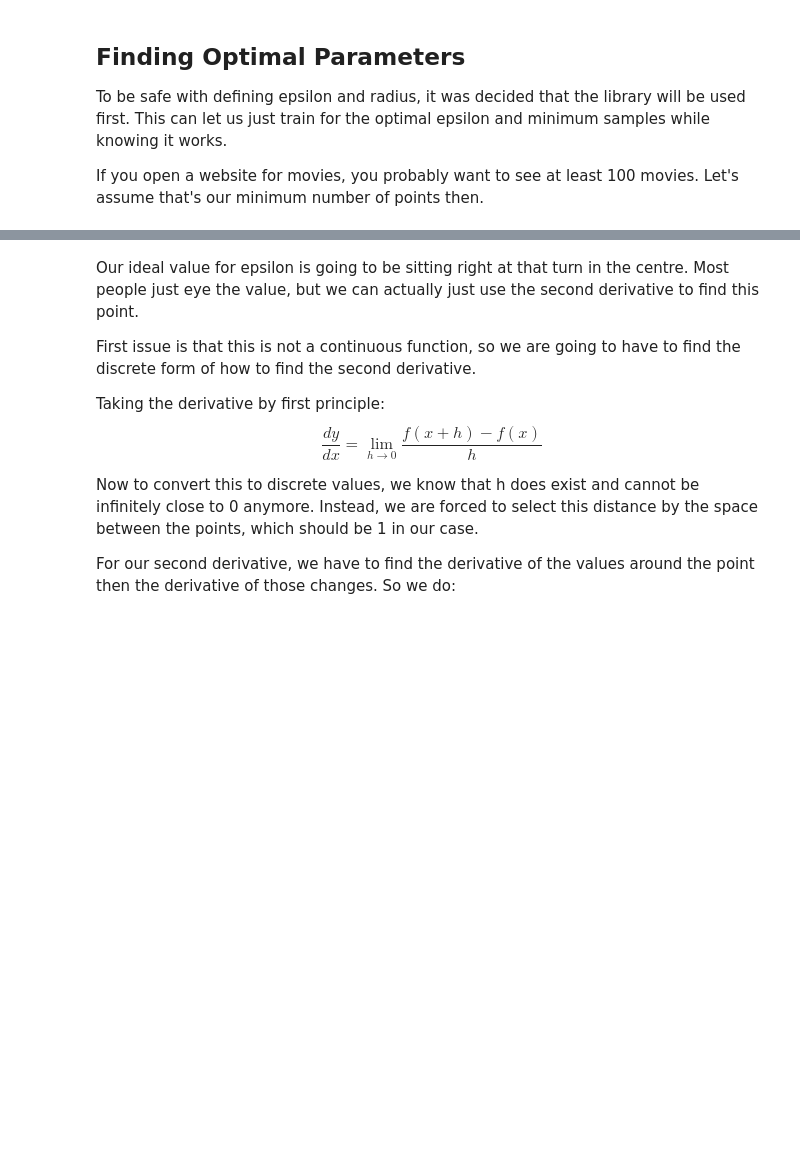
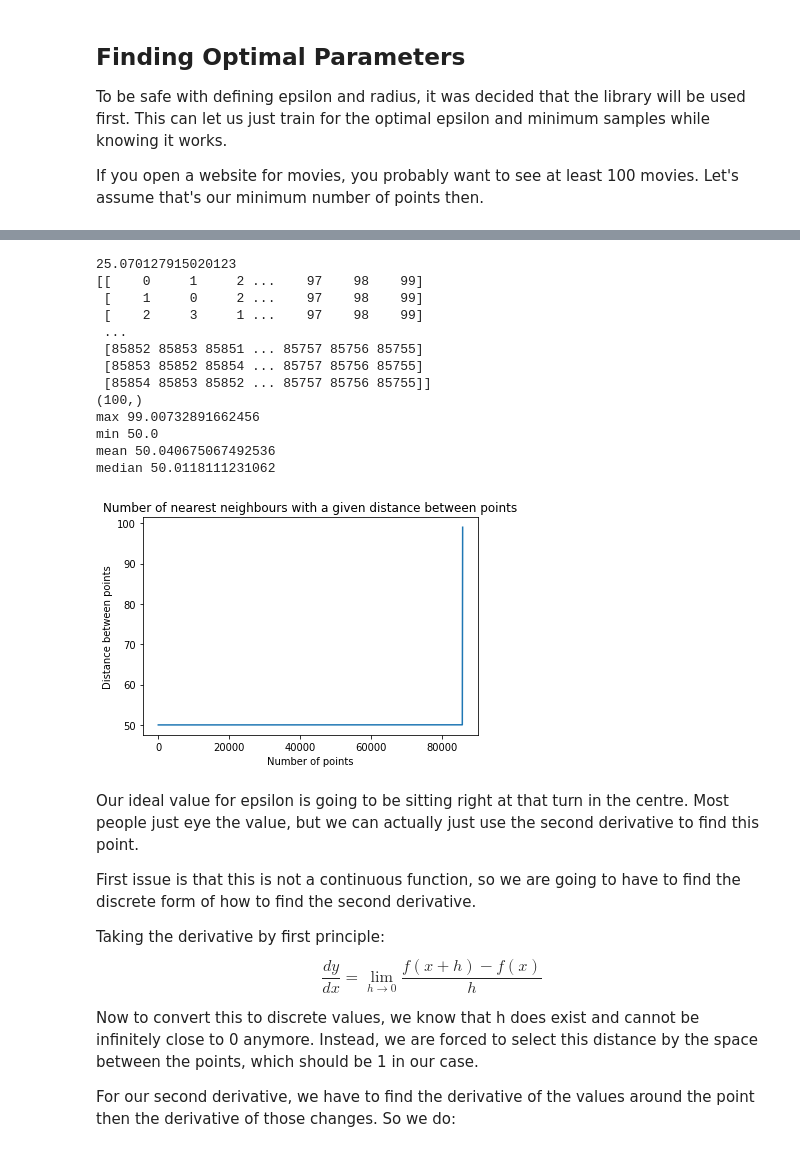
Before and after one commit to Nick-vdM/3804ICT-Data-mining, a Jupyter notebook: density/dscan.ipynb, the cells around one changed output, grey strips where cells are left out. Saved outputs shown, nothing was run; the diff lists cells and outputs as text; code cells hidden in the pictures; blank space fills up the shorter version.

```diff
--- a/density/dscan.ipynb
+++ b/density/dscan.ipynb
@@ -92,15 +122,7 @@ MIN_POINTS = 100
 from sklearn.neighbors import NearestNeighbors
 
 start = time.perf_counter()
-neighbors = NearestNeighbors(n_neighbors=MIN_POINTS, metric='cosine')
+neighbors = NearestNeighbors(n_neighbors=MIN_POINTS)
 neighbors_fit = neighbors.fit(MOVIES_FEATURES)
 distances, indices = neighbors_fit.kneighbors(MOVIES_FEATURES)
 print("That took", time.perf_counter() - start)
-
-distances = np.sort(distances, axis=0)
-distances = distances[:,1]
-plt.plot(distances)
-plt.title('Number of nearest neighbours with a given distance between points')
-plt.xlabel('Number of points')
-plt.ylabel('Distance between points')
-plt.show()
@@ -107,3 +131,41 @@ plt.show()
+# %%
+print(np.average(distances))
+print(indices)
+print(distances[0].shape)
+
+max_neighbours_distances = distances[:, -1]
+max_neighbours_distances = np.sort(max_neighbours_distances)
+
+max = np.max(max_neighbours_distances)
+min = np.min(max_neighbours_distances)
+average = np.average(max_neighbours_distances)
+median = np.median(max_neighbours_distances)
+
+print('max', np.max(max_neighbours_distances))
+print('min', np.min(max_neighbours_distances))
+print('mean', np.average(max_neighbours_distances))
+print('median', np.median(max_neighbours_distances))
+
+plt.plot(max_neighbours_distances)
+plt.title('Number of nearest neighbours with a given distance between points')
+plt.xlabel('Number of points')
+plt.ylabel('Distance between points')
+plt.show()
+# %% [output]
+25.070127915020123
+[[    0     1     2 ...    97    98    99]
+ [    1     0     2 ...    97    98    99]
+ [    2     3     1 ...    97    98    99]
+ ...
+ [85852 85853 85851 ... 85757 85756 85755]
+ [85853 85852 85854 ... 85757 85756 85755]
+ [85854 85853 85852 ... 85757 85756 85755]]
+(100,)
+max 99.00732891662456
+min 50.0
+mean 50.040675067492536
+median 50.0118111231062
+[figure, added]
 # %% [markdown]
 Our ideal value for epsilon is going to be sitting right at that turn in the centre. Most
 people just eye the value, but we can actually just use the second derivative to find this point.
```
Also changed, not shown: parts of 34 cells of this notebook, 3 other files.
